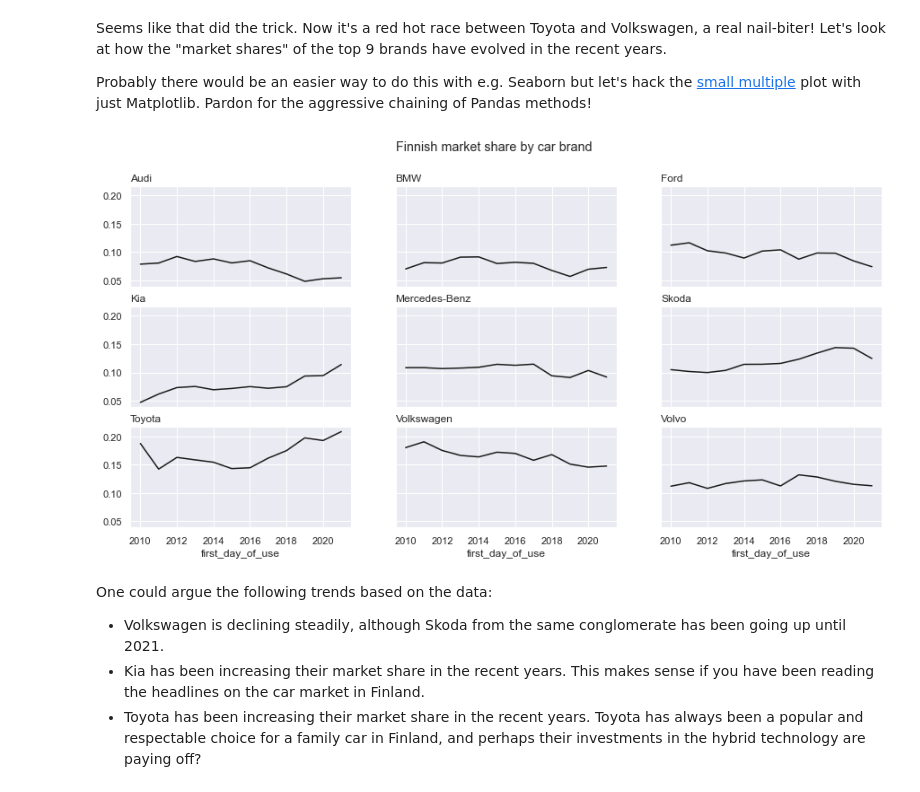
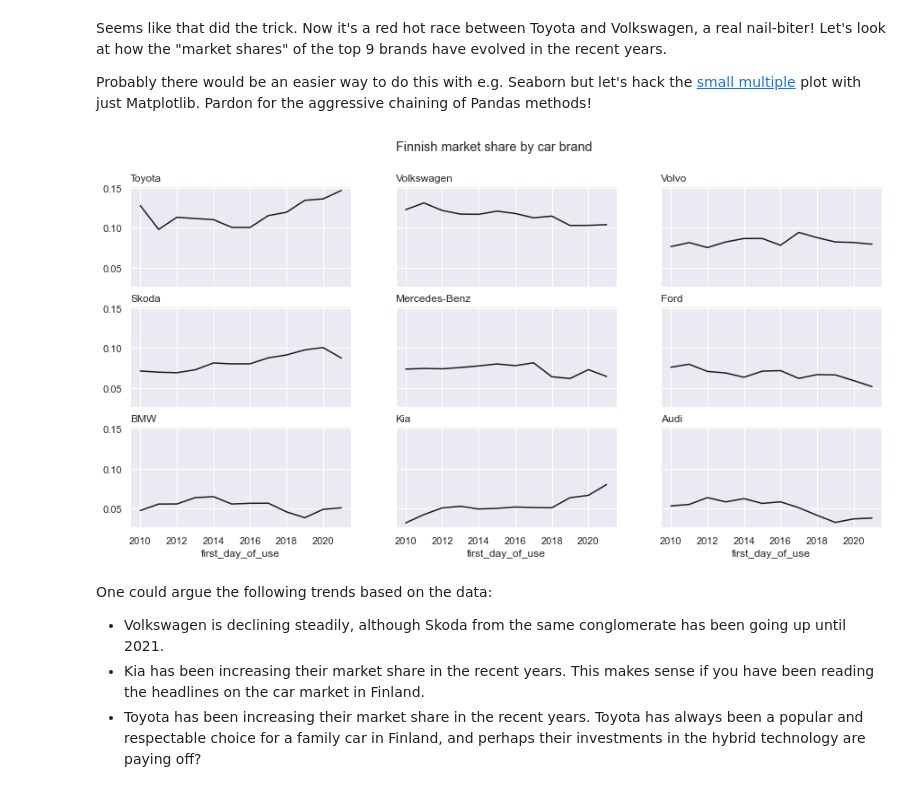
Before and after one commit to pniskala/pniskala.github.io, a Jupyter notebook: content/posts/quarto-test/index.ipynb, the cells around one changed output. Cells and saved outputs as stored; diff of their text form; code cells hidden in the pictures.

```diff
--- a/content/posts/quarto-test/index.ipynb
+++ b/content/posts/quarto-test/index.ipynb
@@ -201,42 +201,41 @@ brands_to_include = [
     'Audi',
 ]
 
 # Filter in only the data we want
-df_top_9 = (
+df_pivot = (
     df
-    .query('merkkiSelvakielinen == @brands_to_include')
     .query('first_day_of_use > "2009-12-31"')
     .query('first_day_of_use < "2022-01-01"') # Include only full years
 )
 
 # Groupby, aggregate count of rows, and pivot
-df_top_9 = (
-    df_top_9
+df_pivot = (
+    df_pivot
     .groupby(
-        [df_top_9.first_day_of_use.dt.year, df_top_9.merkkiSelvakielinen],
+        [df_pivot.first_day_of_use.dt.year, df_pivot.merkkiSelvakielinen],
         as_index=True)['ajoneuvoluokka']
     .count()
     .reset_index()
     .pivot(
         index='first_day_of_use',
         columns='merkkiSelvakielinen',
         values='ajoneuvoluokka')
     .fillna(0)
 )
 
 # Normalize monthly values
-df_top_9 = df_top_9.divide(df_top_9.sum(axis=1), axis=0)
+df_pivot = df_pivot.divide(df_pivot.sum(axis=1), axis=0)
 
 # Plot small multiples
 fig, ax = plt.subplots(3, 3, figsize=(15, 7), sharex=True, sharey=True)
-for ix, col in enumerate(df_top_9.columns):
+for ix, col in enumerate(brands_to_include):
     plt.subplot(3, 3, ix+1)
-    df_top_9[col].plot(color='k', linewidth=1.5)
+    df_pivot[col].plot(color='k', linewidth=1.5)
     plt.title(col, loc='left')
 
 _ = plt.suptitle('Finnish market share by car brand')
 # %% [output]
-[figure, old version]
+[figure, new version]
 # %% [markdown]
 One could argue the following trends based on the data:
 - Volkswagen is declining steadily, although Skoda from the same conglomerate has been going up until 2021.
```
Also changed, not shown: 1 other file.
